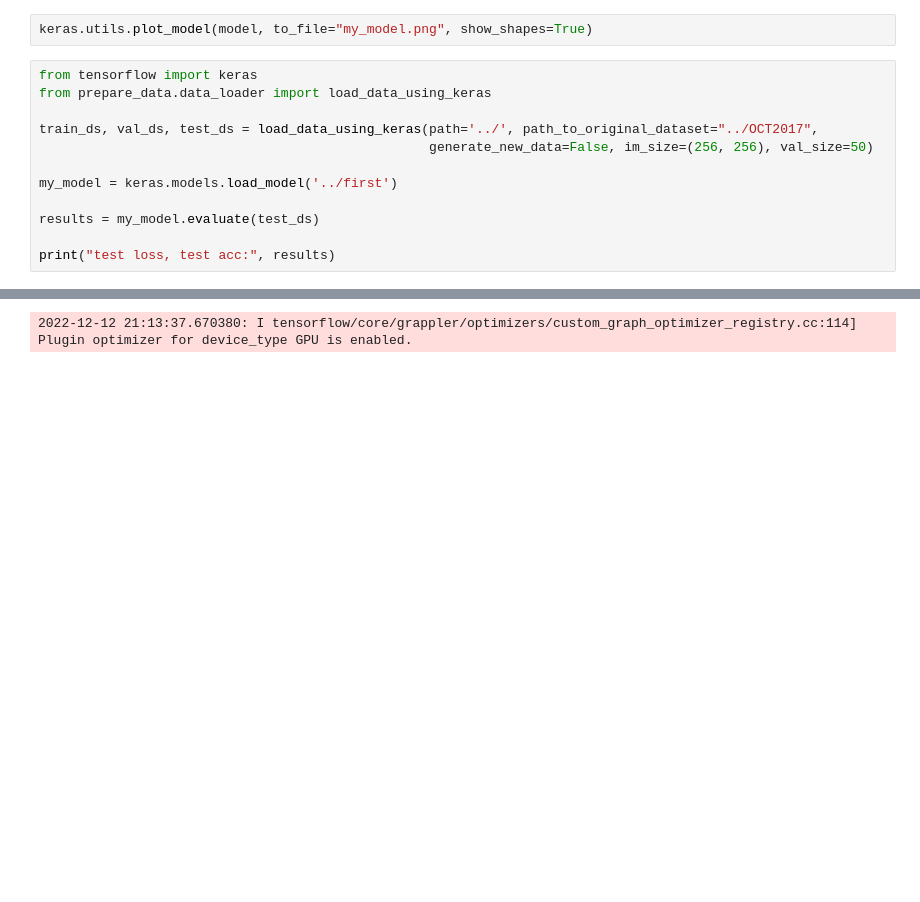
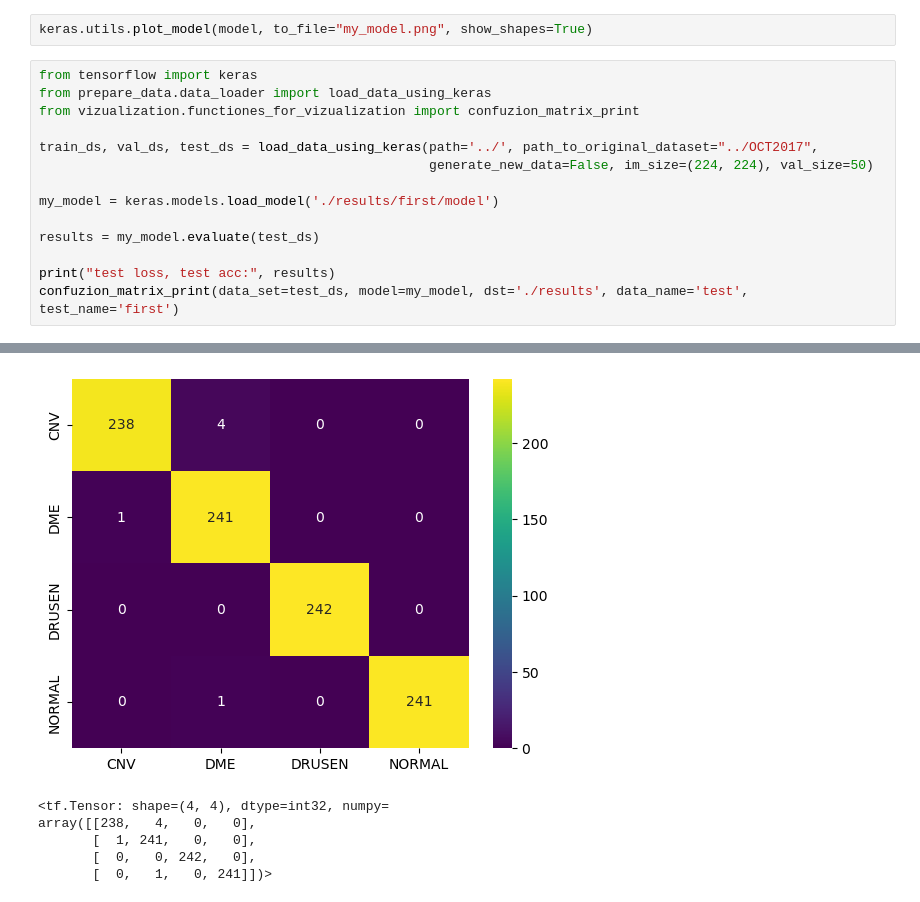
Before and after one commit to Daiishu/OCT_classification, a Jupyter notebook: charts.ipynb, the cells around one changed output, grey strips where cells are left out. Cells and saved outputs as stored; diff of their text form; blank space fills up the shorter version.

```diff
--- a/charts.ipynb
+++ b/charts.ipynb
@@ -50,13 +70,15 @@ keras.utils.plot_model(model, to_file="my_model.png", show_shapes=True)
 # %%
 from tensorflow import keras
 from prepare_data.data_loader import load_data_using_keras
+from vizualization.functiones_for_vizualization import confuzion_matrix_print
 
 train_ds, val_ds, test_ds = load_data_using_keras(path='../', path_to_original_dataset="../OCT2017",
-                                                  generate_new_data=False, im_size=(256, 256), val_size=50)
+                                                  generate_new_data=False, im_size=(224, 224), val_size=50)
 
-my_model = keras.models.load_model('../first')
+my_model = keras.models.load_model('./results/first/model')
 
 results = my_model.evaluate(test_ds)
 
 print("test loss, test acc:", results)
+confuzion_matrix_print(data_set=test_ds, model=my_model, dst='./results', data_name='test', test_name='first')
 # %% [output]
@@ -66 +102,6 @@ Found 968 files belonging to 4 classes.
+[figure, added]
-2022-12-12 21:13:37.670380: I tensorflow/core/grappler/optimizers/custom_graph_optimizer_registry.cc:114] Plugin optimizer for device_type GPU is enabled.
+<tf.Tensor: shape=(4, 4), dtype=int32, numpy=
+array([[238,   4,   0,   0],
+       [  1, 241,   0,   0],
+       [  0,   0, 242,   0],
+       [  0,   1,   0, 241]])>
```
Also changed, not shown: parts of 4 cells of this notebook, 7 other files.
